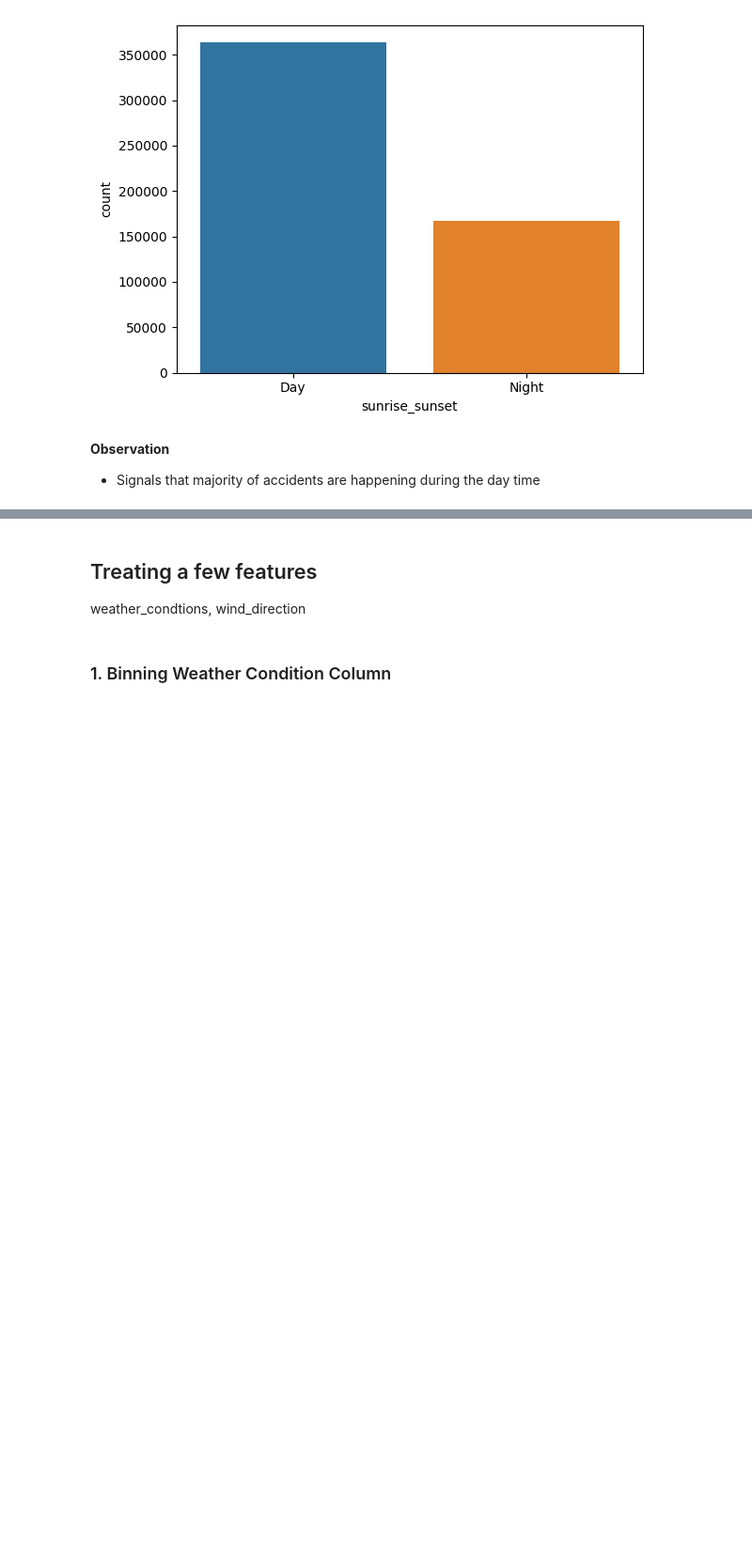
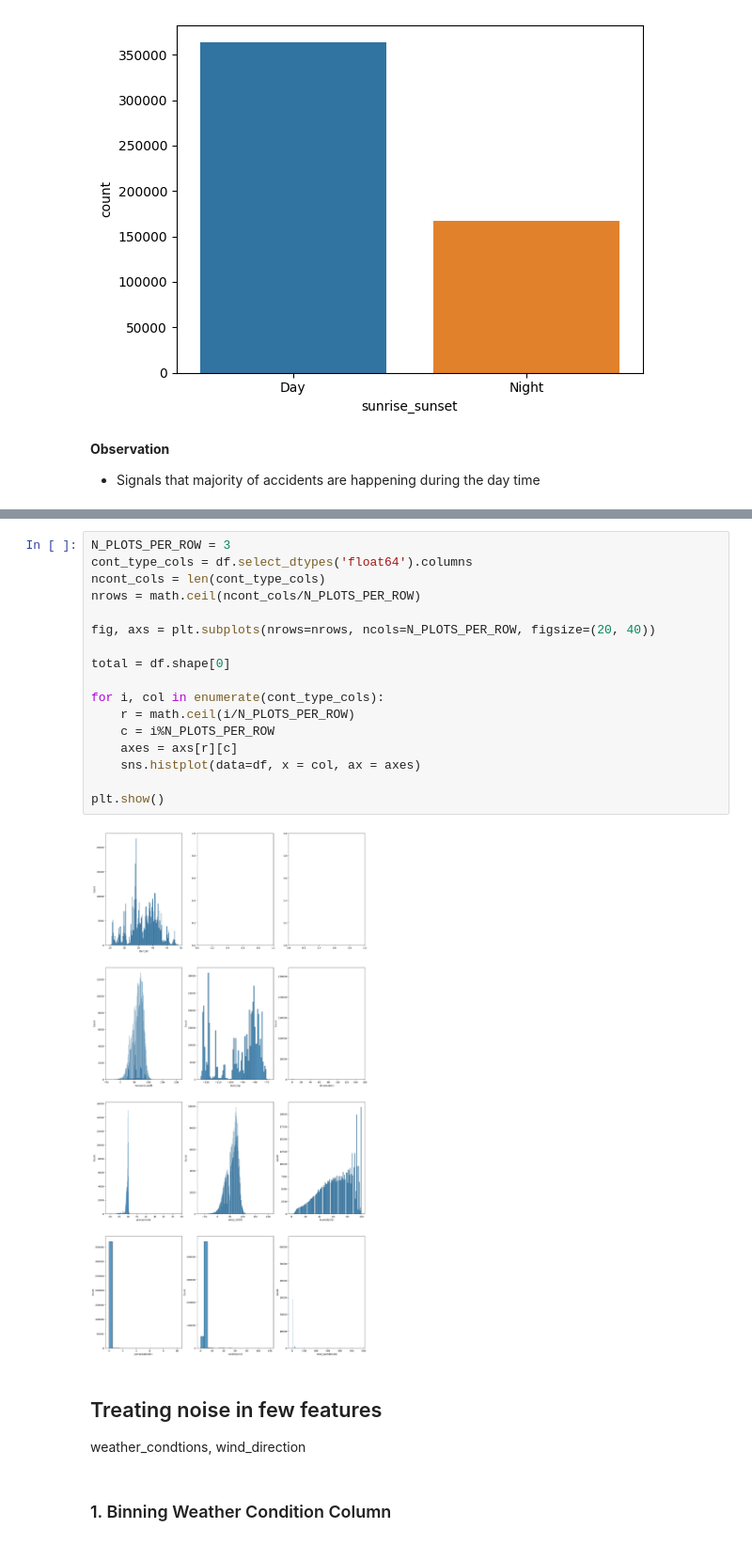
Before and after one commit to Govind-Asawa/US_Car_Accidents, a Jupyter notebook: ML_US_Car_accidents.ipynb, the cells around one changed output, grey strips where cells are left out. Shown at 94% size. Drawn from its saved outputs; the diff is of its cells as text; blank space fills up the shorter version.

```diff
--- a/ML_US_Car_accidents.ipynb
+++ b/ML_US_Car_accidents.ipynb
@@ -225,5 +231,24 @@ plt.show()
+# %%
+N_PLOTS_PER_ROW = 3
+cont_type_cols = df.select_dtypes('float64').columns
+ncont_cols = len(cont_type_cols)
+nrows = math.ceil(ncont_cols/N_PLOTS_PER_ROW)
+
+fig, axs = plt.subplots(nrows=nrows, ncols=N_PLOTS_PER_ROW, figsize=(20, 40))
+
+total = df.shape[0]
+
+for i, col in enumerate(cont_type_cols):
+    r = math.ceil(i/N_PLOTS_PER_ROW)
+    c = i%N_PLOTS_PER_ROW
+    axes = axs[r][c]
+    sns.histplot(data=df, x = col, ax = axes)
+
+plt.show()
+# %% [output]
+[figure, added]
 # %% [markdown]
-## Treating a few features
+## Treating noise in few features
 
 weather_condtions, wind_direction
 # %% [markdown]
```
Also changed, not shown: parts of 78 cells of this notebook.
